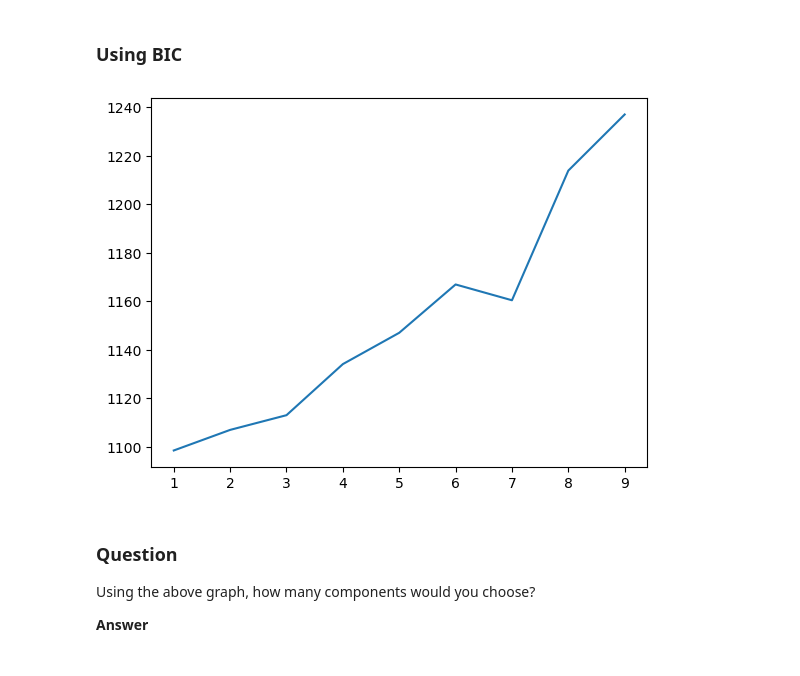
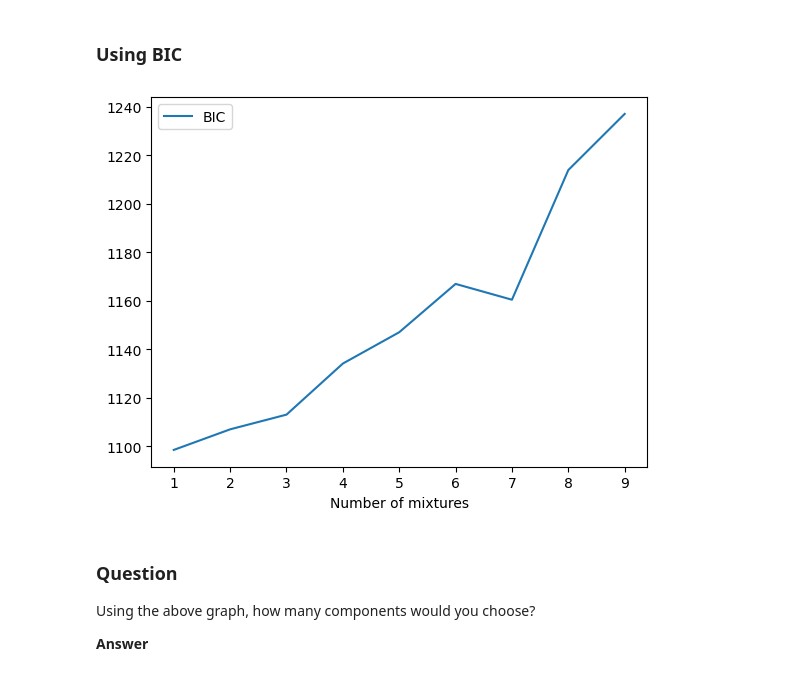
Before and after one commit to IJbeasley/GMM-Tutorial, a Jupyter notebook: GMM_tutorial.ipynb, the cells around one changed output. Drawn from its saved outputs; the diff is of its cells as text; code cells hidden in the pictures.

```diff
--- a/GMM_tutorial.ipynb
+++ b/GMM_tutorial.ipynb
@@ -274,23 +274,23 @@ plt.show()
 # %%
 from sklearn.mixture import GaussianMixture
 
 # number of mixture components to try
 n_components = np.arange(1, 10)
 
 # Fit GMM models for each number of components
 models = [GaussianMixture(n_components=n, random_state=random_state).fit(Xa)
           for n in n_components]
 
 # Scikit-Learn's GMM estimator actually includes built-in methods that compute both the BIC and the AIC,
 # Plot BIC (Bayesian Information Criterion)
 plt.plot(n_components, [m.bic(Xa) for m in models], label='BIC')
 
-#plt.legend(loc='best')
-#plt.xlabel('n_components');
+plt.legend(loc='best')
+plt.xlabel('Number of mixtures');
 
 plt.show()
 # %% [output]
-[figure, old version]
+[figure, new version]
 # %% [markdown]
 ### Question
 
```
